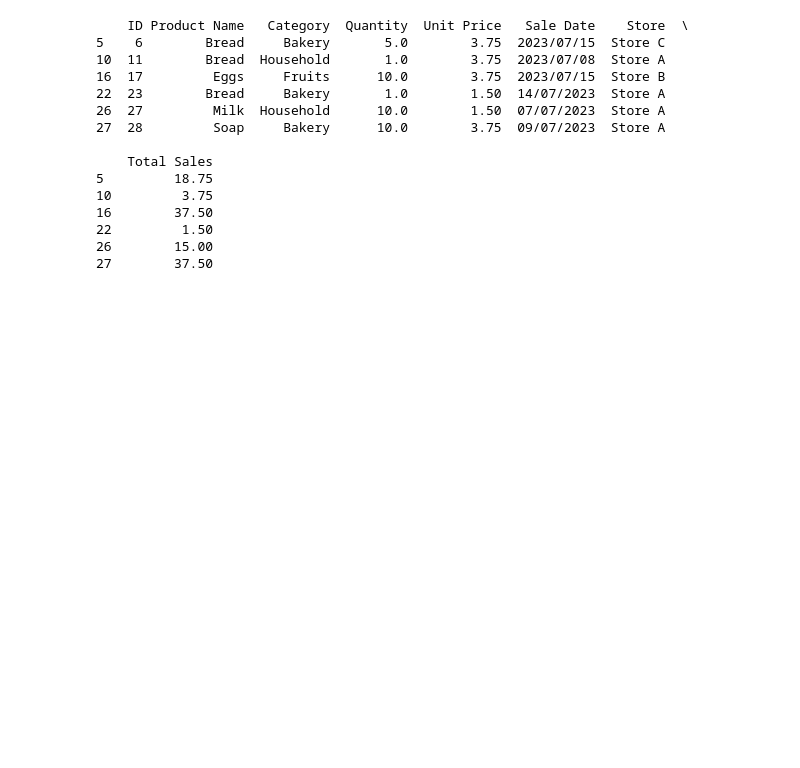
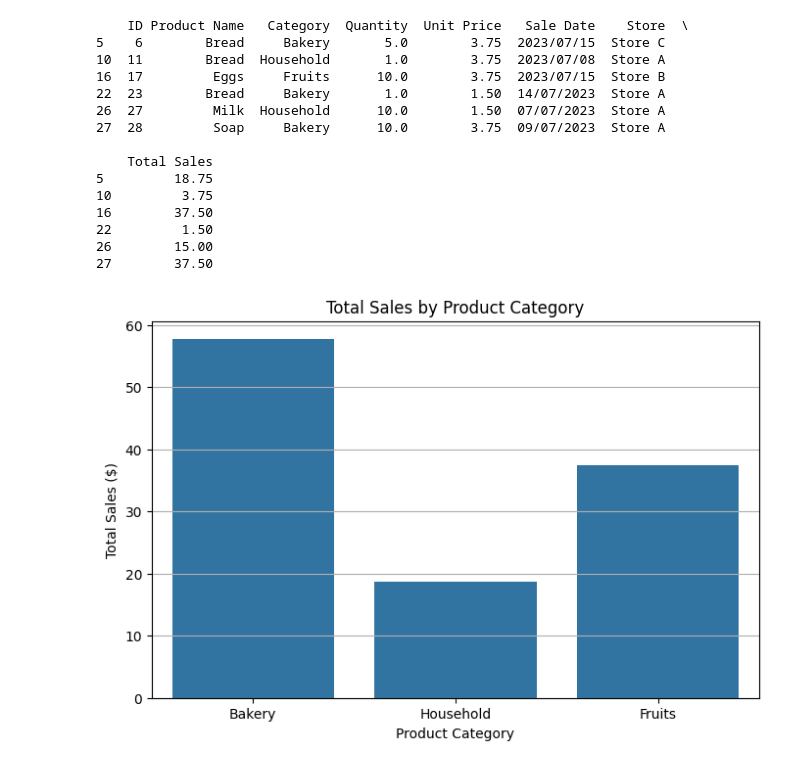
Before and after one commit to melo4yxa77796/sales-cleaning, a Jupyter notebook: sales.ipynb, the cells around one changed output. Saved outputs shown, nothing was run; the diff lists cells and outputs as text; code cells hidden in the pictures; blank space fills up the shorter version.

Commit message:
visualization

```diff
--- a/sales.ipynb
+++ b/sales.ipynb
@@ -133,0 +136,13 @@ print(df)
+# %%
+import matplotlib.pyplot as plt
+import seaborn as sns
+
+plt.figure(figsize=(8,5))
+sns.barplot(x='Category', y='Total Sales', data=df, estimator=sum, errorbar=None)
+plt.title('Total Sales by Product Category')
+plt.xlabel('Product Category')
+plt.ylabel('Total Sales ($)')
+plt.grid(axis='y')
+plt.show()
+# %% [output]
+[figure, added]
```
Also changed, not shown: parts of 1 cell of this notebook, 1 other file.
